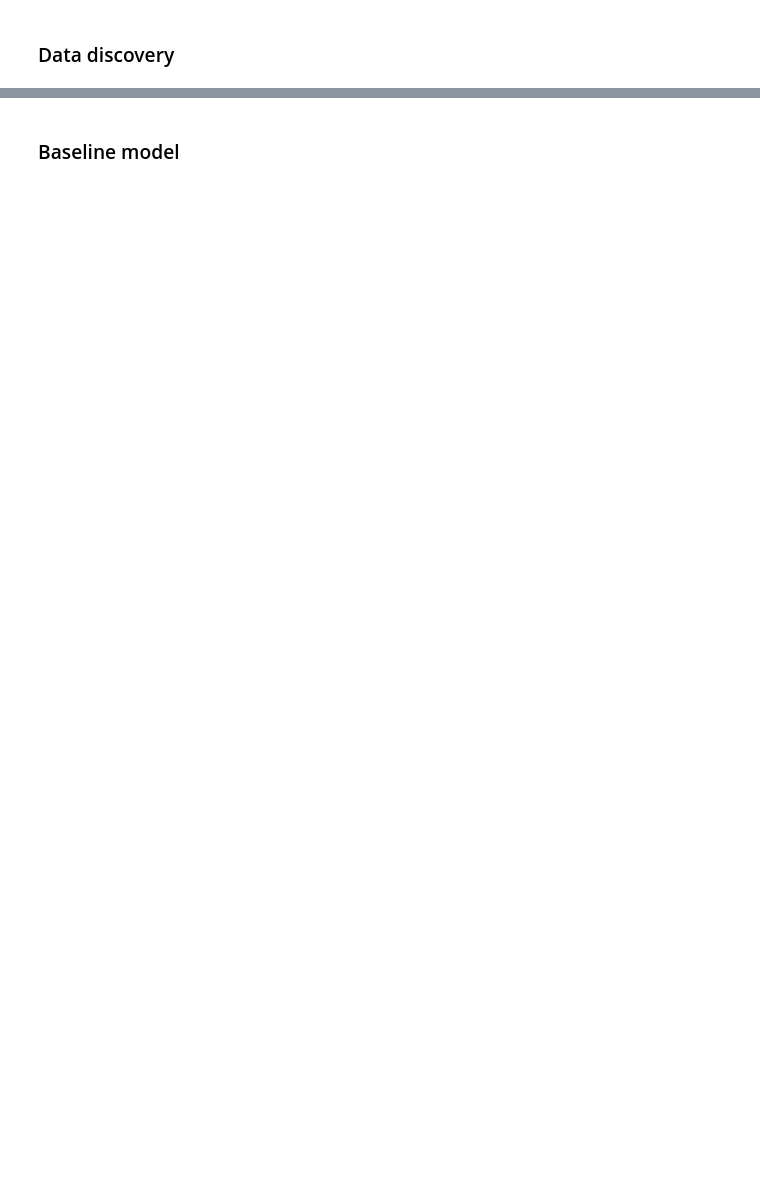
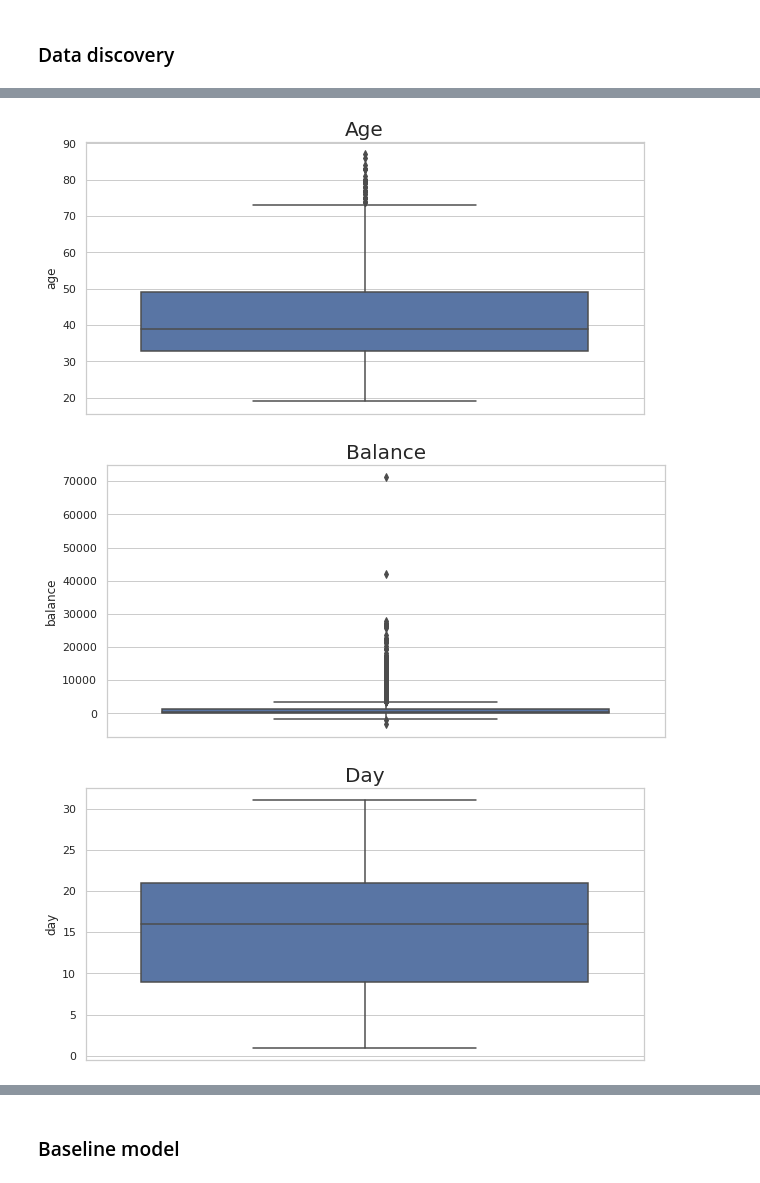
Before and after one commit to LeoFernanndes/notebooks, a Jupyter notebook: hackathon_bank.ipynb, the cells around one changed output, grey strips where cells are left out. Saved outputs shown, nothing was run; the diff lists cells and outputs as text; code cells hidden in the pictures; blank space fills up the shorter version.

```diff
--- a/hackathon_bank.ipynb
+++ b/hackathon_bank.ipynb
@@ -45,0 +58,17 @@ Sum of null values across the dataframe = 0
+# %%
+# boxplots
+bank = bank_.copy()
+
+for column in bank.columns:
+  if bank[column].dtype == 'float' or bank[column].dtype == 'int':
+    plt.figure(figsize= (10, 5))
+    sns.set(style= 'whitegrid')
+    fig1 = sns.boxplot(y= column, data= bank)
+    plt.title('{}'.format(column.title()), size= 20)
+    plt.show()
+
+    print()
+# %% [output]
+[figure, added]
+[figure, added]
+[figure, added]
```
Also changed, not shown: parts of 10 cells of this notebook.
